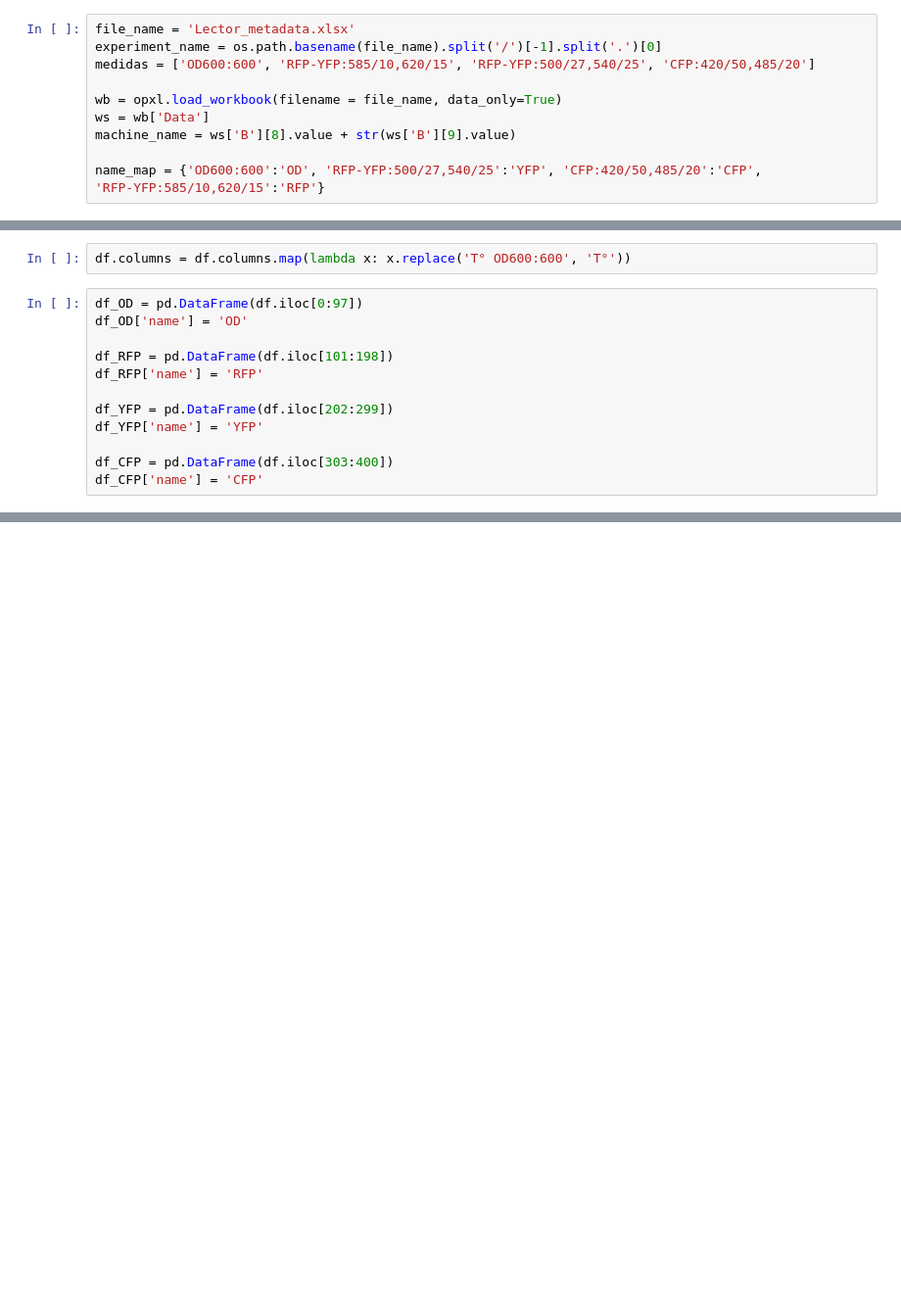
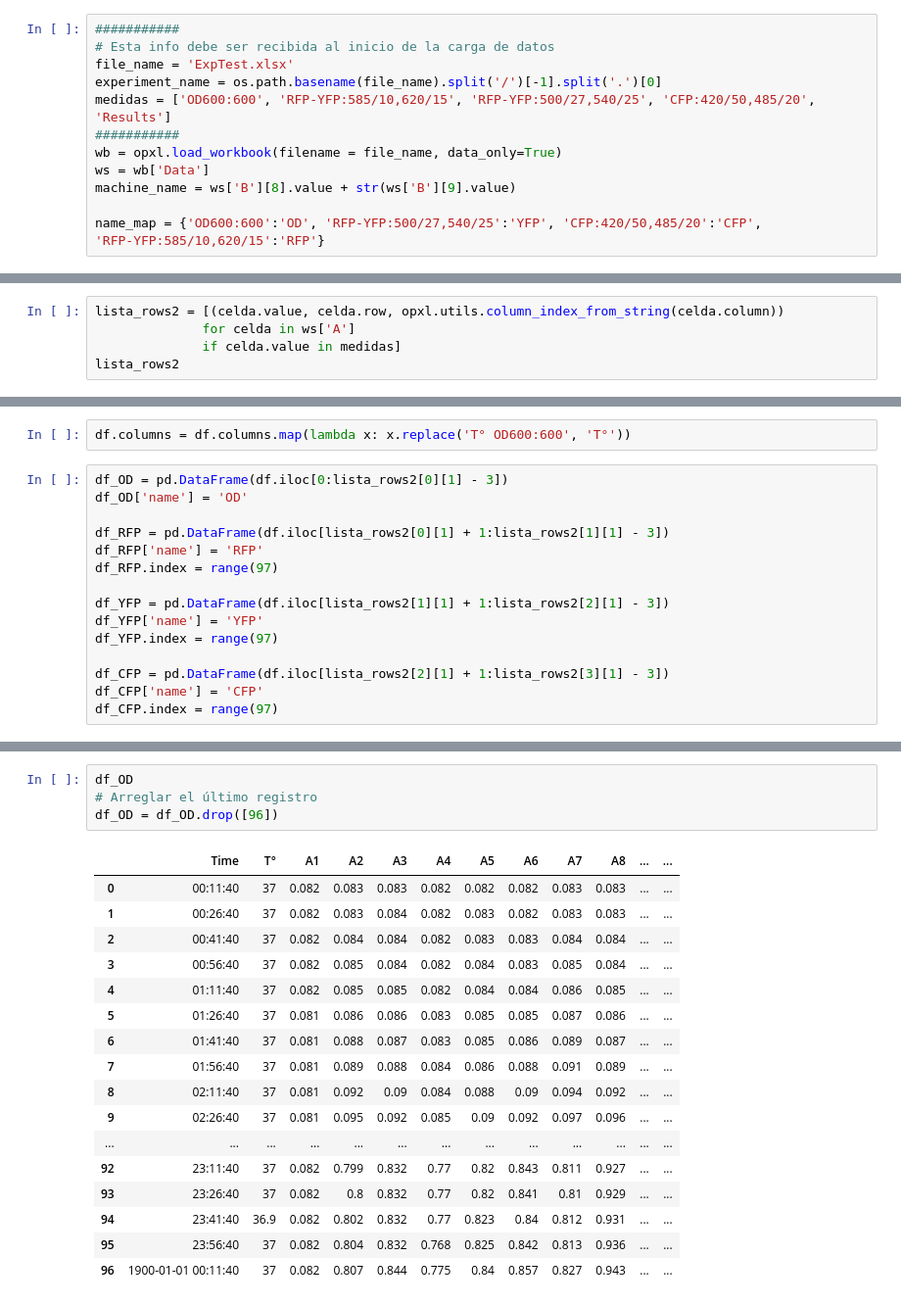
Before and after one commit to gyanezfeliu/FlapWeb, a Jupyter notebook: Notebooks/loadSynergy_test.ipynb, the cells around one changed output, grey strips where cells are left out. Shown at 98% size. Drawn from its saved outputs; the diff is of its cells as text; blank space fills up the shorter version.

Commit message:
Notebooks updated, gettin data from json file

```diff
--- a/Notebooks/loadSynergy_test.ipynb
+++ b/Notebooks/loadSynergy_test.ipynb
@@ -28,8 +47,10 @@ AttributeError: 'str' object has no attribute 'items'
 # %%
-file_name = 'Lector_metadata.xlsx'
+###########
+# Esta info debe ser recibida al inicio de la carga de datos
+file_name = 'ExpTest.xlsx'
 experiment_name = os.path.basename(file_name).split('/')[-1].split('.')[0]
-medidas = ['OD600:600', 'RFP-YFP:585/10,620/15', 'RFP-YFP:500/27,540/25', 'CFP:420/50,485/20']
-
+medidas = ['OD600:600', 'RFP-YFP:585/10,620/15', 'RFP-YFP:500/27,540/25', 'CFP:420/50,485/20', 'Results']
+###########
 wb = opxl.load_workbook(filename = file_name, data_only=True)
 ws = wb['Data']
 machine_name = ws['B'][8].value + str(ws['B'][9].value)
@@ -48,0 +75,5 @@ lista_rows
+# %%
+lista_rows2 = [(celda.value, celda.row, opxl.utils.column_index_from_string(celda.column))
+              for celda in ws['A']
+              if celda.value in medidas]
+lista_rows2
@@ -57,17 +92,20 @@ df = pd.DataFrame(data, columns=cols)
 # %%
 df.columns = df.columns.map(lambda x: x.replace('T° OD600:600', 'T°'))
 # %%
-df_OD = pd.DataFrame(df.iloc[0:97])
+df_OD = pd.DataFrame(df.iloc[0:lista_rows2[0][1] - 3])
 df_OD['name'] = 'OD'
 
-df_RFP = pd.DataFrame(df.iloc[101:198])
+df_RFP = pd.DataFrame(df.iloc[lista_rows2[0][1] + 1:lista_rows2[1][1] - 3])
 df_RFP['name'] = 'RFP'
+df_RFP.index = range(97)
 
-df_YFP = pd.DataFrame(df.iloc[202:299])
+df_YFP = pd.DataFrame(df.iloc[lista_rows2[1][1] + 1:lista_rows2[2][1] - 3])
 df_YFP['name'] = 'YFP'
+df_YFP.index = range(97)
 
-df_CFP = pd.DataFrame(df.iloc[303:400])
+df_CFP = pd.DataFrame(df.iloc[lista_rows2[2][1] + 1:lista_rows2[3][1] - 3])
 df_CFP['name'] = 'CFP'
+df_CFP.index = range(97)
 # %%
 # Código para arreglar los tiempos, si es que necesario
 #t = df_OD['Time'].loc[0]
@@ -205,0 +129,22 @@ Row/Col H12, valor pLux76:RFP/pLacI:YFP/std:CFP
+# %%
+df_OD
+# Arreglar el último registro
+df_OD = df_OD.drop([96])
+# %% [output]
+|  | Time | T° | A1 | A2 | A3 | A4 | A5 | A6 | A7 | A8 | ... | ... |
+| 0 | 00:11:40 | 37 | 0.082 | 0.083 | 0.083 | 0.082 | 0.082 | 0.082 | 0.083 | 0.083 | ... | ... |
+| 1 | 00:26:40 | 37 | 0.082 | 0.083 | 0.084 | 0.082 | 0.083 | 0.082 | 0.083 | 0.083 | ... | ... |
+| 2 | 00:41:40 | 37 | 0.082 | 0.084 | 0.084 | 0.082 | 0.083 | 0.083 | 0.084 | 0.084 | ... | ... |
+| 3 | 00:56:40 | 37 | 0.082 | 0.085 | 0.084 | 0.082 | 0.084 | 0.083 | 0.085 | 0.084 | ... | ... |
+| 4 | 01:11:40 | 37 | 0.082 | 0.085 | 0.085 | 0.082 | 0.084 | 0.084 | 0.086 | 0.085 | ... | ... |
+| 5 | 01:26:40 | 37 | 0.081 | 0.086 | 0.086 | 0.083 | 0.085 | 0.085 | 0.087 | 0.086 | ... | ... |
+| 6 | 01:41:40 | 37 | 0.081 | 0.088 | 0.087 | 0.083 | 0.085 | 0.086 | 0.089 | 0.087 | ... | ... |
+| 7 | 01:56:40 | 37 | 0.081 | 0.089 | 0.088 | 0.084 | 0.086 | 0.088 | 0.091 | 0.089 | ... | ... |
+| 8 | 02:11:40 | 37 | 0.081 | 0.092 | 0.09 | 0.084 | 0.088 | 0.09 | 0.094 | 0.092 | ... | ... |
+| 9 | 02:26:40 | 37 | 0.081 | 0.095 | 0.092 | 0.085 | 0.09 | 0.092 | 0.097 | 0.096 | ... | ... |
+| ... | ... | ... | ... | ... | ... | ... | ... | ... | ... | ... | ... | ... |
+| 92 | 23:11:40 | 37 | 0.082 | 0.799 | 0.832 | 0.77 | 0.82 | 0.843 | 0.811 | 0.927 | ... | ... |
+| 93 | 23:26:40 | 37 | 0.082 | 0.8 | 0.832 | 0.77 | 0.82 | 0.841 | 0.81 | 0.929 | ... | ... |
+| 94 | 23:41:40 | 36.9 | 0.082 | 0.802 | 0.832 | 0.77 | 0.823 | 0.84 | 0.812 | 0.931 | ... | ... |
+| 95 | 23:56:40 | 37 | 0.082 | 0.804 | 0.832 | 0.768 | 0.825 | 0.842 | 0.813 | 0.936 | ... | ... |
+| 96 | 1900-01-01 00:11:40 | 37 | 0.082 | 0.807 | 0.844 | 0.775 | 0.84 | 0.857 | 0.827 | 0.943 | ... | ... |
```
Also changed, not shown: parts of 27 cells of this notebook, 11 other files.
